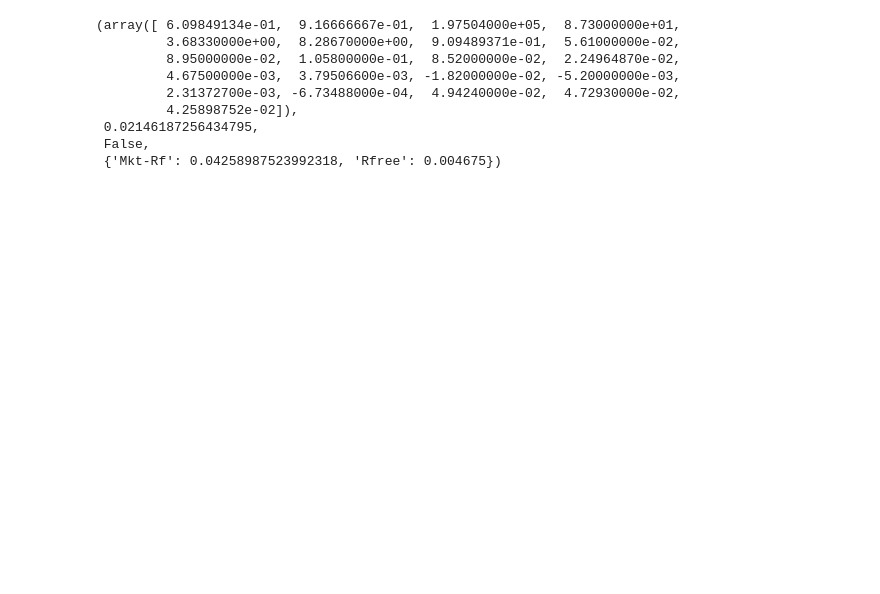
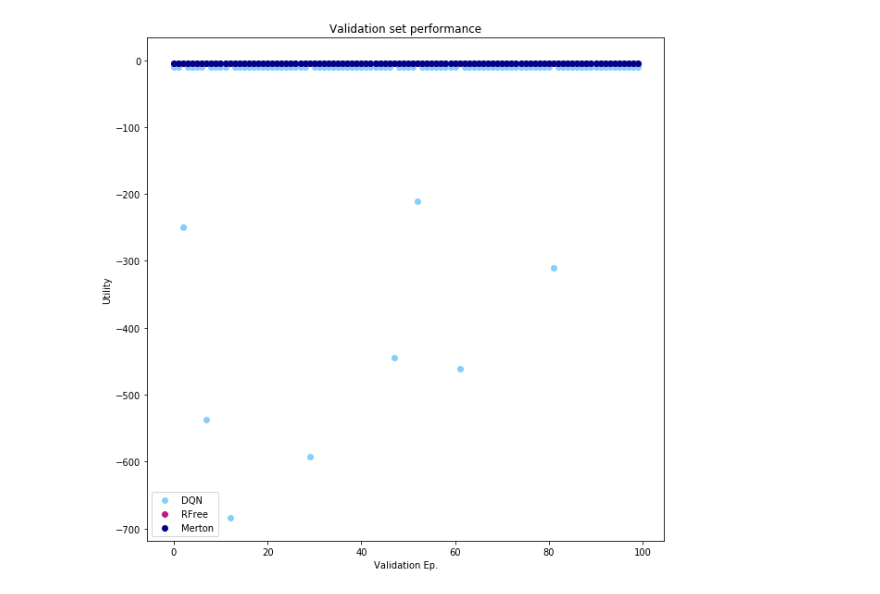
Before and after one commit to ansgarw/rl-portfolio, a Jupyter notebook: A2C Agent/AC TF Historical.ipynb, the cells around one changed output. Cells and saved outputs as stored; diff of their text form; code cells hidden in the pictures; blank space fills up the shorter version.

```diff
--- a/A2C Agent/AC TF Historical.ipynb
+++ b/A2C Agent/AC TF Historical.ipynb
@@ -8,60 +47,15 @@ from A2C_tf import Actor_Critic
 # %%
-# def Run (A):
-    # Model Parameters.
-# np.random.seed(A)
-Retrain_Frequency = 16
-Sigma_Range       = [2, 0.05]
-Sigma_Anneal      = 1
+Results = Env.Validate(100, myAC)
 
-Gamma  = 0.999
+f, ax = plt.subplots(1,1, figsize = (10,10))
+ax.scatter(np.arange(len(Results[0])), Results[0], label = 'DQN', color = 'lightskyblue')
+ax.scatter(np.arange(len(Results[1])), Results[1], label = 'RFree', color = 'mediumvioletred')
+ax.scatter(np.arange(len(Results[2])), Results[2], label = 'Merton', color = 'darkblue')
 
-
-AC_Hypers   = {"Learning Rate" : 0.001,
-              "Epoch"         : 20,
-              "Network Size"  : [32, 16],
-              "Activation"    : "Sigmoid",
-              "solver"        : 'Adam',
-              "Alpha_A"       : 0.05,
-              "Alpha_V"       : 0.5}
-
-
-Env = gym.make('Historical_Monthly-v0')
-Env.Set_Params(Risk_Aversion = 1,   Episode_Length = 12,   Max_Leverage  = 750,
-               Min_Leverage = -750, Validation_Frac = 0.3, Intermediate_Reward = True)
-
-#     myAC = A2C.Actor_Critic(Env, Actor_Hypers, Critic_Hypers, Gamma, Sigma_Range,
-#                             Sigma_Anneal, Retrain_Frequency)
-#     myAC.Plot_Frequency = 0  # Dissables plotting (Since this only supports sim env.)
-
-#     myAC.Train(10000)
-#     Results = Env.Validate(100, myAC)
-
-#     f, ax = plt.subplots(1,1, figsize = (10,10))
-#     ax.scatter(np.arange(len(Results[0])), Results[0], label = 'DQN', color = 'lightskyblue')
-#     ax.scatter(np.arange(len(Results[1])), Results[1], label = 'RFree', color = 'mediumvioletred')
-#     ax.scatter(np.arange(len(Results[2])), Results[2], label = 'Merton', color = 'darkblue')
-
-#     ax.set_title(str(A))
-#     ax.set_ylabel("Utility")
-#     ax.set_xlabel("Validation Ep.")
-#     ax.legend()
-#     plt.show()
-
-#     print("")
-#     print(str(A) + "      DQN Mean: " +  str(round(np.mean(Results[0]), 4)) + ", Std: " + str(round(np.std(Results[0]), 4)))
-#     print(str(A) + "Risk Free Mean: " +  str(round(np.mean(Results[1]), 4)) + ", Std: " + str(round(np.std(Results[1]), 4)))
-#     print(str(A) + "   Merton Mean: " +  str(round(np.mean(Results[2]), 4)) + ", Std: " + str(round(np.std(Results[2]), 4)))
-#     print("")
+ax.set_title('Validation set performance')
+ax.set_ylabel("Utility")
+ax.set_xlabel("Validation Ep.")
+ax.legend()
+plt.show()
+# %% [output]
+[figure, added]
-# %%
-import numpy as np
-Env.step(np.array([1]))
-# %% [output]
-(array([ 6.09849134e-01,  9.16666667e-01,  1.97504000e+05,  8.73000000e+01,
-         3.68330000e+00,  8.28670000e+00,  9.09489371e-01,  5.61000000e-02,
-         8.95000000e-02,  1.05800000e-01,  8.52000000e-02,  2.24964870e-02,
-         4.67500000e-03,  3.79506600e-03, -1.82000000e-02, -5.20000000e-03,
-         2.31372700e-03, -6.73488000e-04,  4.94240000e-02,  4.72930000e-02,
-         4.25898752e-02]),
- 0.02146187256434795,
- False,
- {'Mkt-Rf': 0.04258987523992318, 'Rfree': 0.004675})
```
Also changed, not shown: parts of 9 cells of this notebook, 1 other file.
